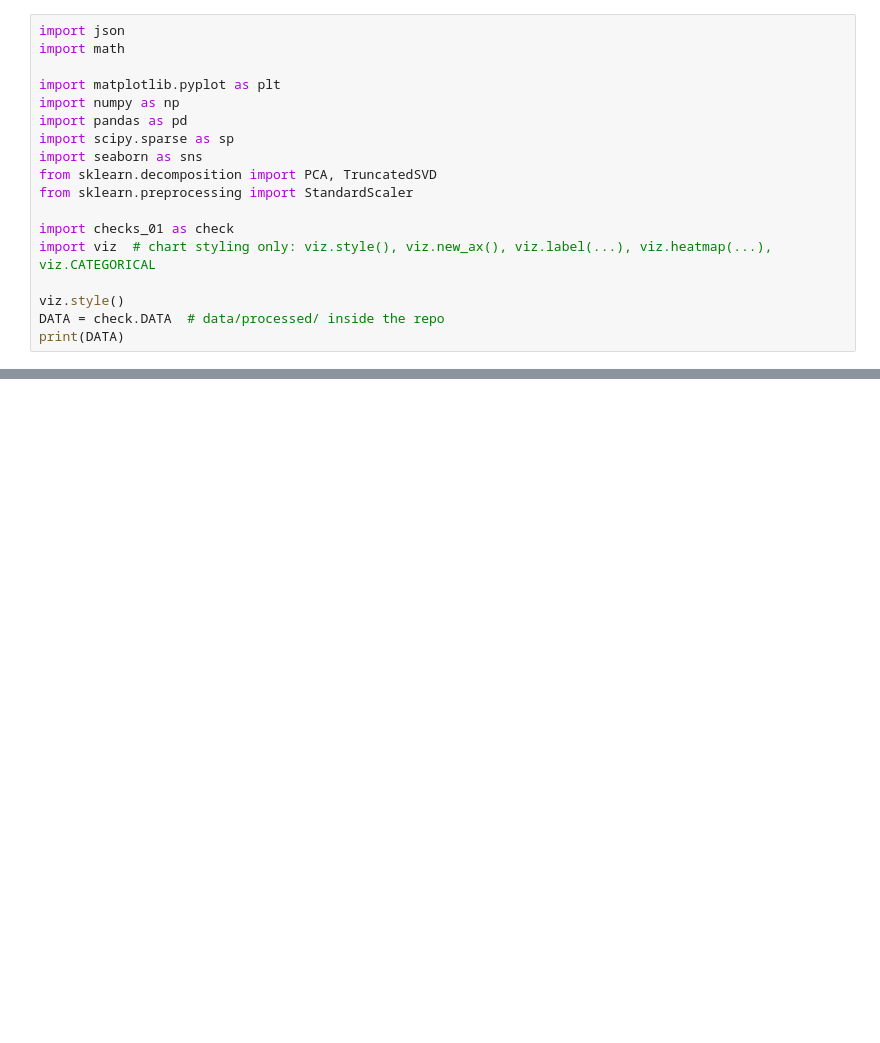
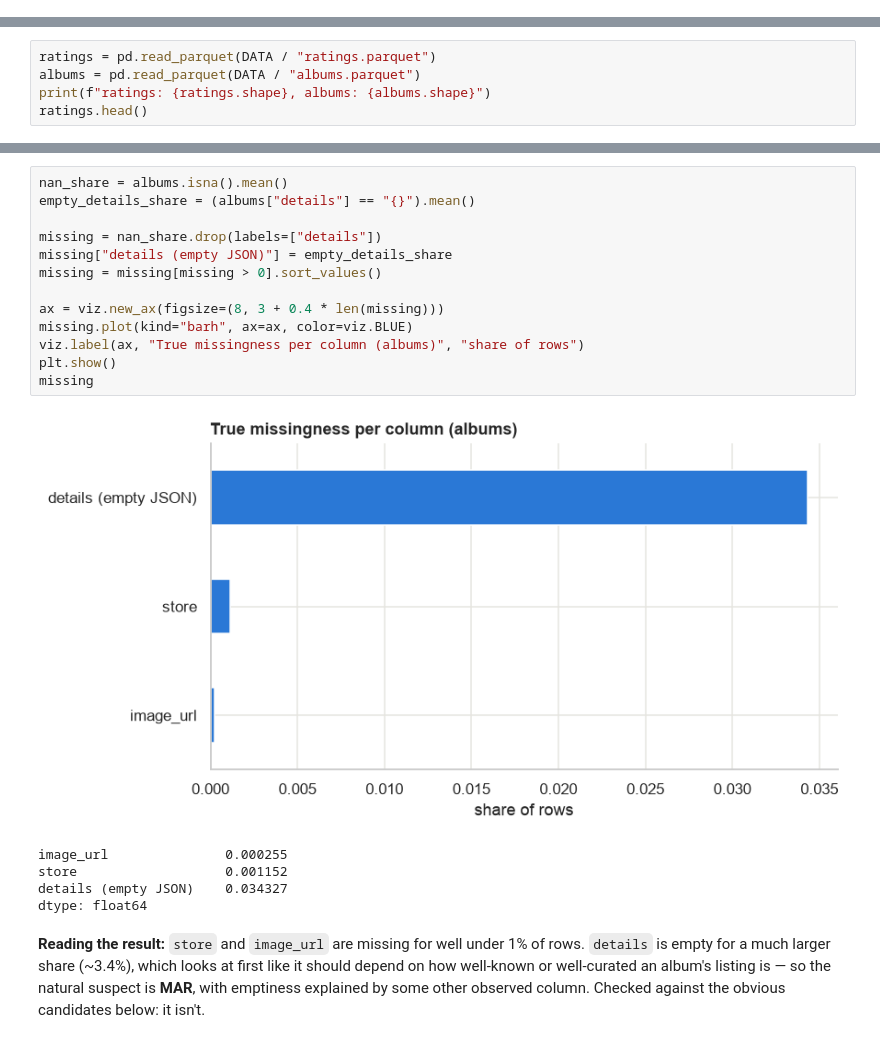
Before and after one commit to lucasavila23/groovn, a Jupyter notebook: notebooks/01_eda.ipynb, the cells around one changed output, grey strips where cells are left out. Saved outputs shown, nothing was run; the diff lists cells and outputs as text; blank space fills up the shorter version.

```diff
--- a/notebooks/01_eda.ipynb
+++ b/notebooks/01_eda.ipynb
@@ -23,18 +0,0 @@ EDA follows a standard order, and this notebook follows it too:
-# %%
-import json
-import math
-
-import matplotlib.pyplot as plt
-import numpy as np
-import pandas as pd
-import scipy.sparse as sp
-import seaborn as sns
-from sklearn.decomposition import PCA, TruncatedSVD
-from sklearn.preprocessing import StandardScaler
-
-import checks_01 as check
-import viz  # chart styling only: viz.style(), viz.new_ax(), viz.label(...), viz.heatmap(...), viz.CATEGORICAL
-
-viz.style()
-DATA = check.DATA  # data/processed/ inside the repo
-print(DATA)
@@ -467,0 +32,5 @@ Fill in this table. It's the summary of the whole EDA and the input to lesson 02
+# %%
+ratings = pd.read_parquet(DATA / "ratings.parquet")
+albums = pd.read_parquet(DATA / "albums.parquet")
+print(f"ratings: {ratings.shape}, albums: {albums.shape}")
+ratings.head()
@@ -467,0 +61,25 @@ Fill in this table. It's the summary of the whole EDA and the input to lesson 02
+# %%
+nan_share = albums.isna().mean()
+empty_details_share = (albums["details"] == "{}").mean()
+
+missing = nan_share.drop(labels=["details"])
+missing["details (empty JSON)"] = empty_details_share
+missing = missing[missing > 0].sort_values()
+
+ax = viz.new_ax(figsize=(8, 3 + 0.4 * len(missing)))
+missing.plot(kind="barh", ax=ax, color=viz.BLUE)
+viz.label(ax, "True missingness per column (albums)", "share of rows")
+plt.show()
+missing
+# %% [output]
+[figure, added]
+image_url               0.000255
+store                   0.001152
+details (empty JSON)    0.034327
+dtype: float64
+# %% [markdown]
+**Reading the result:** `store` and `image_url` are missing for well under 1% of rows.
+`details` is empty for a much larger share (~3.4%), which looks at first like it should
+depend on how well-known or well-curated an album's listing is — so the natural suspect is
+**MAR**, with emptiness explained by some other observed column. Checked against the obvious
+candidates below: it isn't.
```
Also changed, not shown: parts of 102 cells of this notebook, 28 other files.
